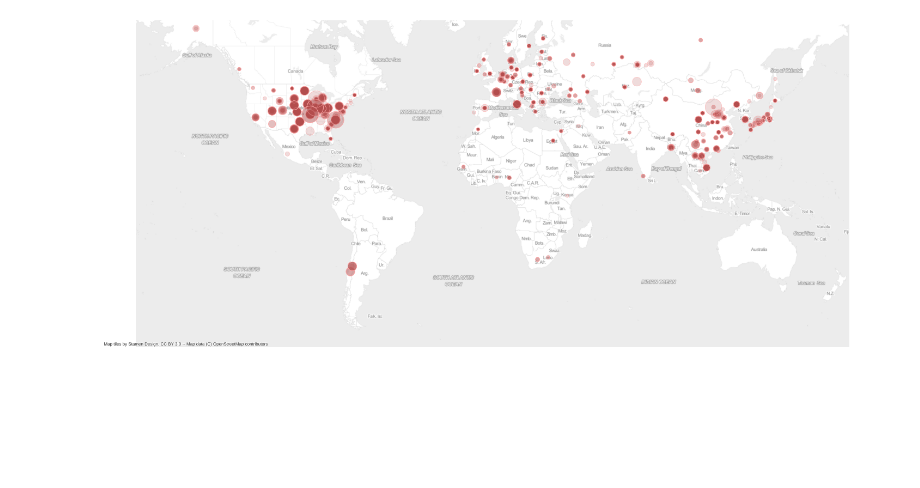
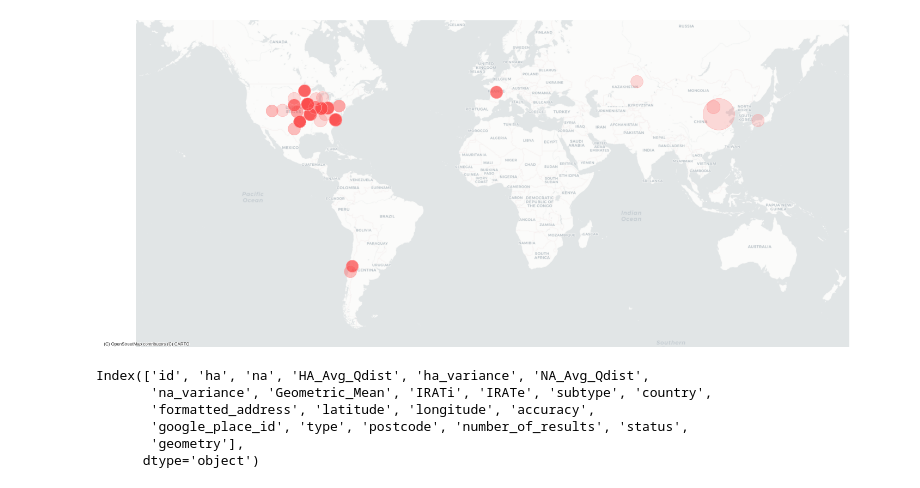
Before and after one commit to zeroknowledgediscovery/emergenet, a Jupyter notebook: irat_qnet/preddata/georisk.ipynb, the cells around one changed output. Saved outputs shown, nothing was run; the diff lists cells and outputs as text; code cells hidden in the pictures; blank space fills up the shorter version.

```diff
--- a/irat_qnet/preddata/georisk.ipynb
+++ b/irat_qnet/preddata/georisk.ipynb
@@ -0,0 +1,9 @@
+# %%
+import pandas as pd
+import glob
+#FILES=['./swine_h1n1.csv','./swine_h3n2.csv','./h5n1.csv','./h5n2.csv','./h5n6.csv','./h3n2.csv']
+
+#FILES=glob.glob('predictions/*h[0-9]*csv')
+FILES=glob.glob('../results/animal_predictions/*csv')
+
+pd.read_csv(FILES[0])
@@ -1,9 +24,4 @@
 # %%
-import pandas as pd
-import glob
-#FILES=['./swine_h1n1.csv','./swine_h3n2.csv','./h5n1.csv','./h5n2.csv','./h5n6.csv','./h3n2.csv']
-
-FILES=glob.glob('predictions/h*csv')
 seqf=pd.DataFrame()
 
 for file in FILES:
@@ -11,6 +29,7 @@ for file in FILES:
     #cols=['id','geometric_mean_risk']
     seqf2=pd.read_csv(file).dropna()#.head(15)
     #seqf2['IRATe']=(-8.1*seqf2.geometric_mean_risk) + 6.2
-    seqf2['IRATe']=seqf2['predicted_irat_score']
+    seqf2=seqf2.rename(columns={'predicted_emergence_score':'IRATe','predicted_impact_score':'IRATi'})
+    seqf2['subtype']=file.split('/')[-1].replace('.csv','')
     seqf=pd.concat([seqf,seqf2])
 # %% [output]
@@ -218,7 +219,7 @@ def plotRisk(df,ax,variable='IRATe',ALPHA=.2,COL=None,
         ax=ax,
         markersize=markersize* MS(df[variable]),
         edgecolor=markeredgecolor,lw=.5,
-        color=(.7,.3,.3,.2),#'k',#getColor(df[variable],cmap=cmap,VMIN=VMIN,VMAX=VMAX),
+        color=(1,.3,.3,.2),#'k',#getColor(df[variable],cmap=cmap,VMIN=VMIN,VMAX=VMAX),
         #alpha=ALPHA
     )
     #fraction=.025
@@ -243,33 +244,56 @@ def saveFIG(filename='tmp.pdf'):
 # %%
 from matplotlib import cm
 cmap = cm.gist_rainbow
 cmap = cm.gray
 #import
 fname1='./WB_Coastlines_10m/WB_Coastlines_10m.shp'
 df1 = geopandas.read_file(fname1)
 plt.style.use('dark_background')
 plt.style.use('seaborn-whitegrid')
 df1__ = df1.to_crs(epsg=3857) # reproject it in Web mercator
 ax1 = df1__.plot(figsize=(20,20), alpha=.05, edgecolor='w')
 variable='IRATe'
 #cmap='gnuplot2'
 #cmap='viridis'
 #cmap=plt.get_cmap('cool')
 VMIN=geo_DF__.IRATe.min()
 VMAX=geo_DF__.IRATe.max()
+
+geo_DF___=geo_DF__[geo_DF__.IRATe>6.6]
+geo_DF____=geo_DF__[geo_DF__.IRATe<=6.6]
+
+
 ALPHA=1
-plotRisk(geo_DF__,ax=ax1,cmap=cmap,markersize=.7,ALPHA=ALPHA,
-         markeredgecolor='#ffaaaa',VMIN=geo_DF__.IRATe.min(),
-         VMAX=geo_DF__.IRATe.max())
-ctx.add_basemap(ax1,source=ctx.providers.Stamen.TonerLite,alpha=.5)
+#plotRisk(geo_DF____,ax=ax1,cmap=cmap,markersize=.4,ALPHA=ALPHA,
+#         markeredgecolor='#ffaaaa',VMIN=geo_DF__.IRATe.min(),
+#         VMAX=geo_DF__.IRATe.max())
+#plotRisk(geo_DF___,ax=ax1,cmap=cmap,markersize=1.5,ALPHA=ALPHA,
+#         markeredgecolor='#ffaaaa',variable='IRATe',VMIN=geo_DF__.IRATe.min(),
+#         VMAX=geo_DF__.IRATe.max())
+plotRisk(geo_DF___,ax=ax1,cmap=cmap,markersize=1.5,ALPHA=ALPHA,
+         markeredgecolor='#ffaaaa',variable='IRATi',VMIN=geo_DF__.IRATi.min(),
+         VMAX=geo_DF__.IRATi.max())
+
+
+#ctx.add_basemap(ax1,source=ctx.providers.Stamen.TonerLite,alpha=1)
+ctx.add_basemap(ax1,source=ctx.providers.CartoDB.Positron,alpha=.7)
 #ctx.add_basemap(ax1,source=ctx.providers.Stamen.Toner)
 #ctx.add_basemap(ax1,source=ctx.providers.Stamen.Watercolor,alpha=.5)
 #ctx.add_basemap(ax1,source=ctx.providers.NASAGIBS.ViirsEarthAtNight2012,alpha=1)
 #ax1.set_ylim(-.92e7,None)
 ax1.set_ylim(-.85e7,.985e7)
 ax1.set_axis_off()
 #saveFIG(filename='bionorad_black.png')
-saveFIG(filename='/home/ishanu/Dropbox/bionorad_wcol.png')
+saveFIG(filename='../../tex/overleaf/Figures/bionorad_wcol.png')
 # %% [output]
-[figure, old version]
+[figure, new version]
+# %%
+geo_DF__.columns
+# %% [output]
+Index(['id', 'ha', 'na', 'HA_Avg_Qdist', 'ha_variance', 'NA_Avg_Qdist',
+       'na_variance', 'Geometric_Mean', 'IRATi', 'IRATe', 'subtype', 'country',
+       'formatted_address', 'latitude', 'longitude', 'accuracy',
+       'google_place_id', 'type', 'postcode', 'number_of_results', 'status',
+       'geometry'],
+      dtype='object')
 # %%
```
Also changed, not shown: parts of 17 cells of this notebook, 17 other files.
